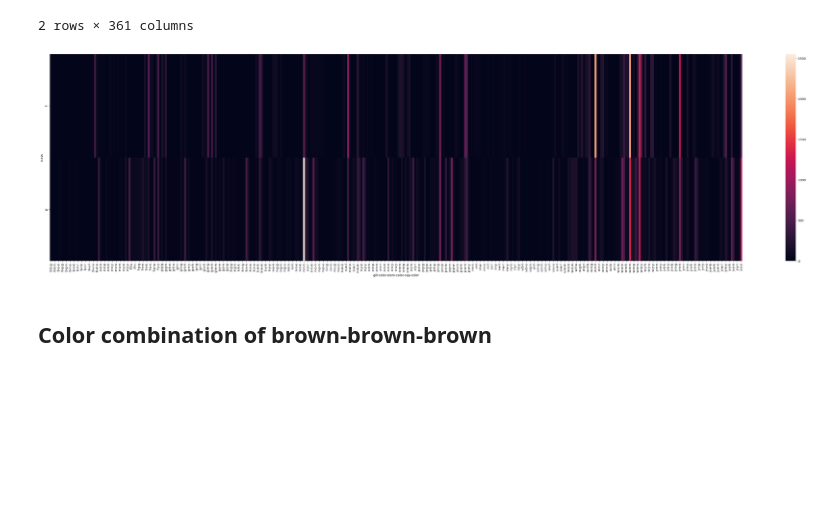
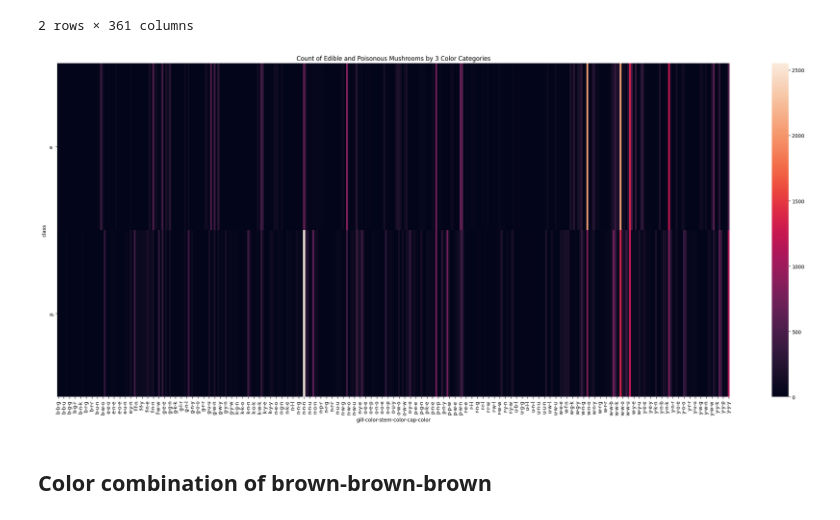
Before and after one commit to arnav10goel/CSE558-DSc-Project, a Jupyter notebook: Hypothesis-Testing/Colors-Z-Test-Proportions.ipynb, the cells around one changed output. Saved outputs shown, nothing was run; the diff lists cells and outputs as text; code cells hidden in the pictures; blank space fills up the shorter version.

Commit message:
colors hypothesis testing update

```diff
--- a/Hypothesis-Testing/Colors-Z-Test-Proportions.ipynb
+++ b/Hypothesis-Testing/Colors-Z-Test-Proportions.ipynb
@@ -82,14 +81,15 @@ contingency_table
 | p | 0 | 0 | 0 | 0 | 32 | 30 | 6 | 17 | 3 | 15 | ... | ... |
 2 rows × 361 columns
 # %%
-plt.figure(figsize=(50, 12))
+plt.figure(figsize=(30, 12))
 sns.heatmap(
     contingency_table
 )
+plt.title('Count of Edible and Poisonous Mushrooms by 3 Color Categories')
 plt.xticks(rotation=90)
 plt.show()
 # %% [output]
-[figure, old version]
+[figure, new version]
 # %% [markdown]
 ## Color combination of brown-brown-brown
 # %%
```
Also changed, not shown: parts of 10 cells of this notebook.
